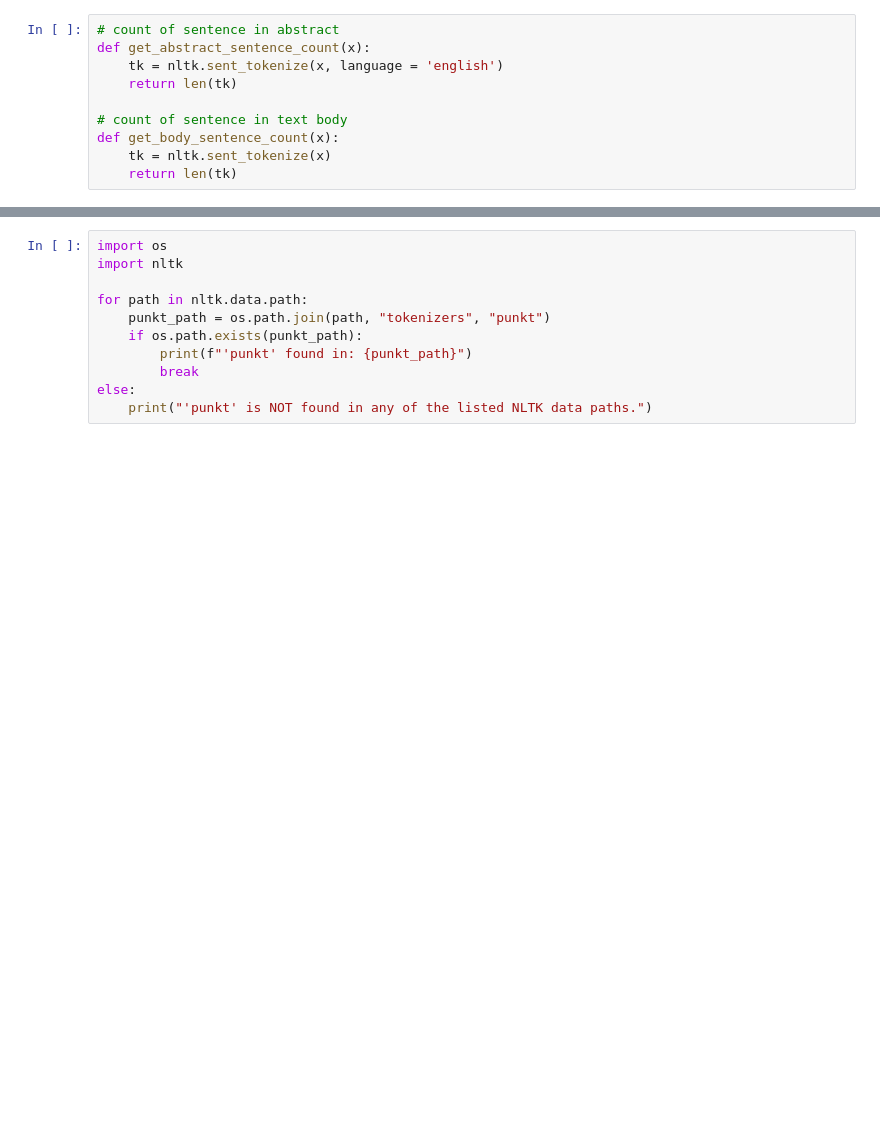
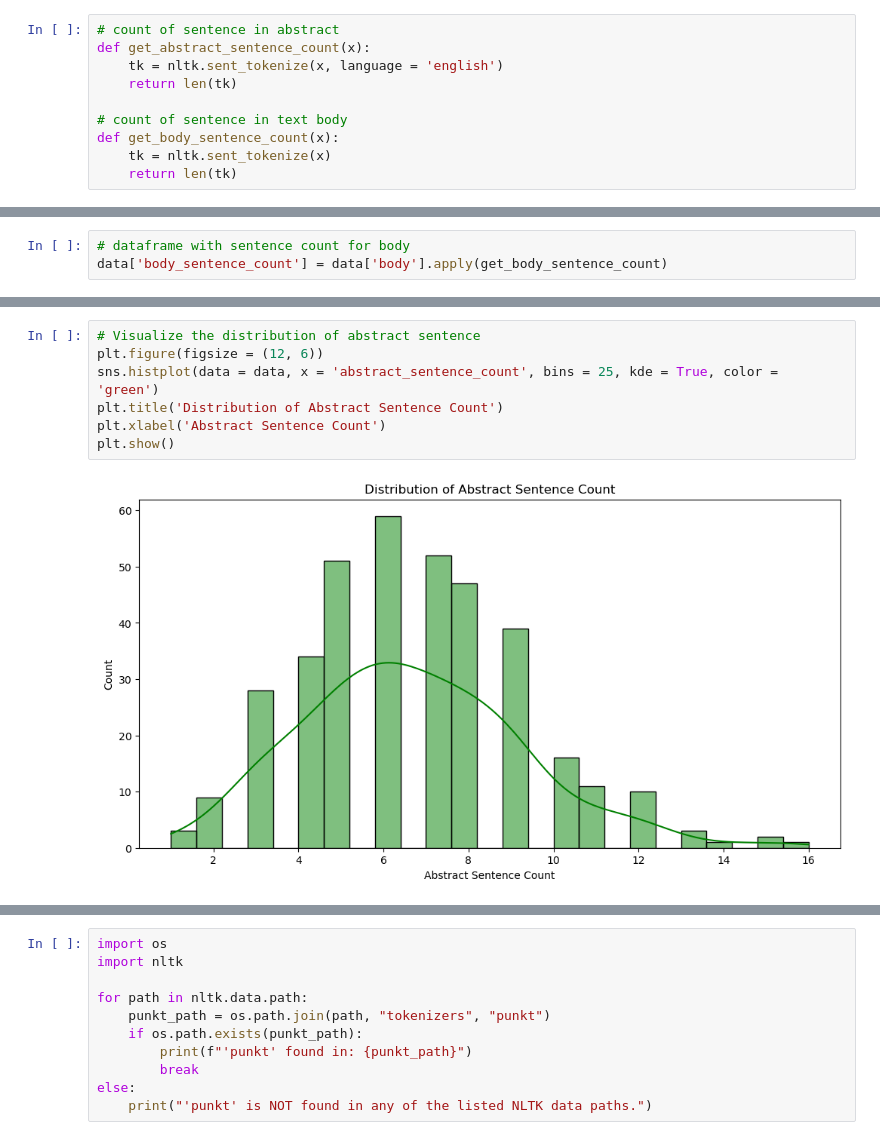
Before and after one commit to pineappleflavour/masters-thesis, a Jupyter notebook: data_analysis.ipynb, the cells around one changed output, grey strips where cells are left out. Cells and saved outputs as stored; diff of their text form; blank space fills up the shorter version.

Commit message:
final data analysis

```diff
--- a/data_analysis.ipynb
+++ b/data_analysis.ipynb
@@ -292,0 +298,3 @@ nltk.__version__
+# %%
+# dataframe with sentence count for body
+data['body_sentence_count'] = data['body'].apply(get_body_sentence_count)
@@ -292,0 +322,9 @@ nltk.__version__
+# %%
+# Visualize the distribution of abstract sentence
+plt.figure(figsize = (12, 6))
+sns.histplot(data = data, x = 'abstract_sentence_count', bins = 25, kde = True, color = 'green')
+plt.title('Distribution of Abstract Sentence Count')
+plt.xlabel('Abstract Sentence Count')
+plt.show()
+# %% [output]
+[figure, added]
```
Also changed, not shown: parts of 55 cells of this notebook.
